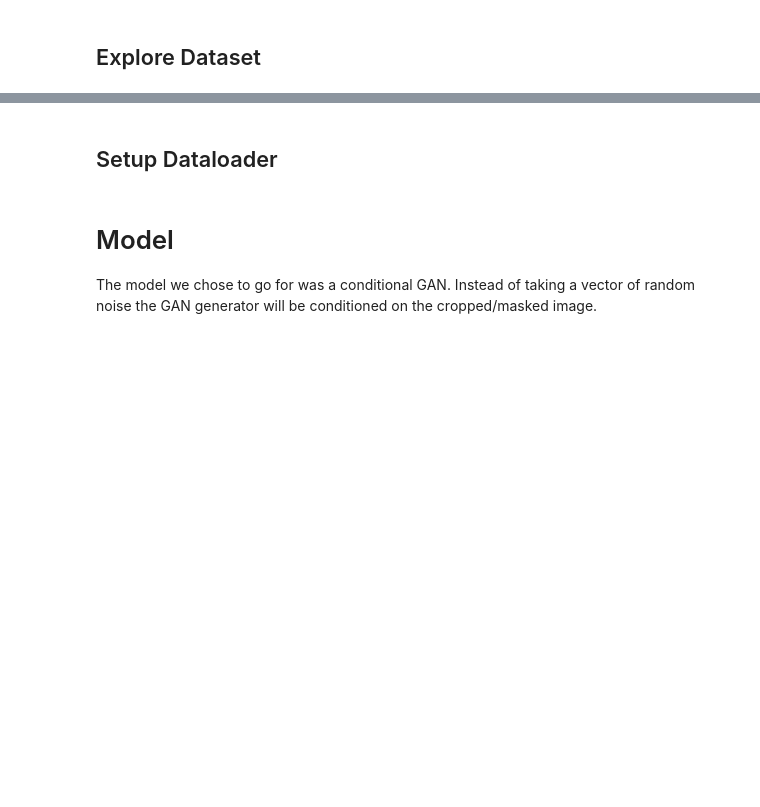
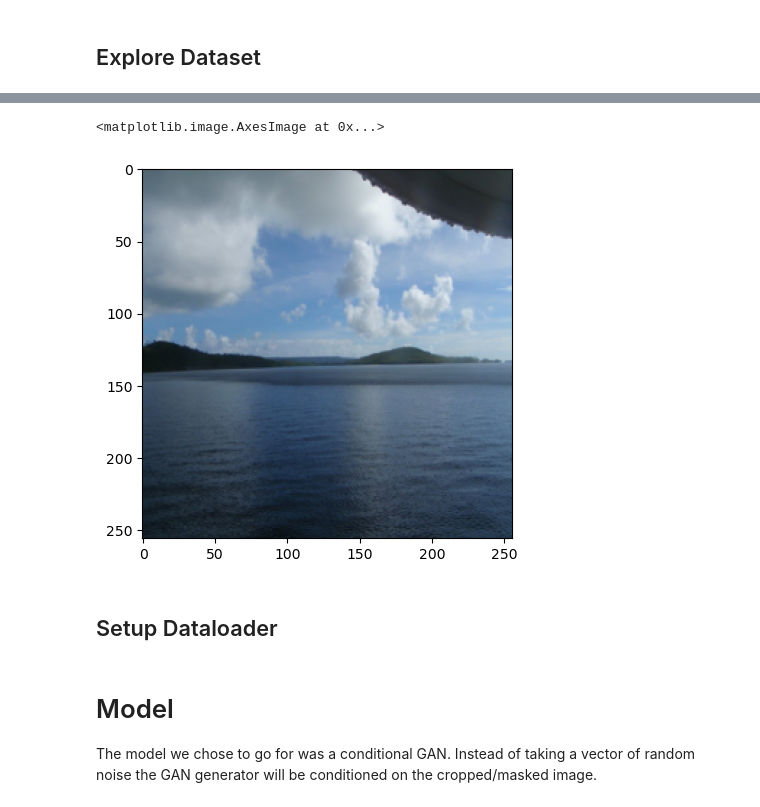
Before and after one commit to aivan6842/cs484-project, a Jupyter notebook: object-removal-and-impainting.ipynb, the cells around one changed output, grey strips where cells are left out. Saved outputs shown, nothing was run; the diff lists cells and outputs as text; code cells hidden in the pictures; blank space fills up the shorter version.

```diff
--- a/object-removal-and-impainting.ipynb
+++ b/object-removal-and-impainting.ipynb
@@ -147,8 +210,11 @@ plt.imshow(np.transpose(unnormalized, (1, 2, 0)))
 # %%
 # ground truth image
 plt.figure()
-unnormalized = item[0] * STDS[:, None, None] + MEANS[:, None, None]
-plt.imshow(np.transpose(unnormalized, (1, 2, 0)))
+# unnormalized = item[0] * STDS[:, None, None] + MEANS[:, None, None]
+plt.imshow(np.transpose(item[1], (1, 2, 0)))
+# %% [output]
+<matplotlib.image.AxesImage at 0x...>
+[figure, added]
 # %% [markdown]
 ## Setup Dataloader
 # %%
```
Also changed, not shown: parts of 24 cells of this notebook, 25 other files.
